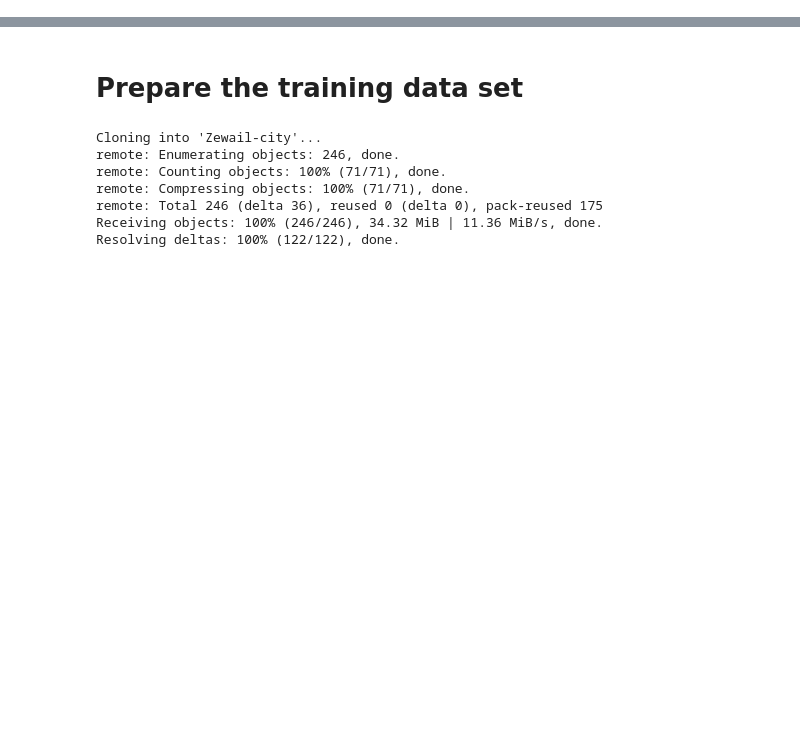
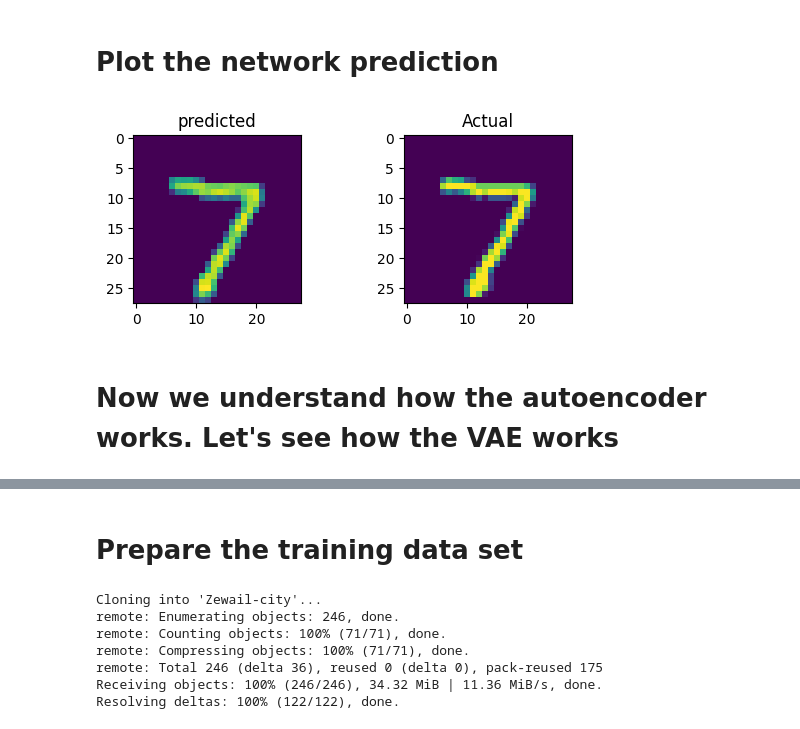
Before and after one commit to AHamamd150/ML_Course_BUE, a Jupyter notebook: BUE_2024/codes/Generate_AnimeFaces_VAE.ipynb, the cells around one changed output, grey strips where cells are left out. Saved outputs shown, nothing was run; the diff lists cells and outputs as text; code cells hidden in the pictures; blank space fills up the shorter version.

```diff
--- a/BUE_2024/codes/Generate_AnimeFaces_VAE.ipynb
+++ b/BUE_2024/codes/Generate_AnimeFaces_VAE.ipynb
@@ -20,0 +52,32 @@ from sklearn.preprocessing import MinMaxScaler
+# %%
+####### In this network, we construct the encoder and the decoder separately.
+
+def encoder():
+    encoder1 = layers.Conv2D(32,kernel_size=2,activation='relu',padding='same',name='layer1')(encoder_input)
+    encoder2 = layers.MaxPooling2D((2,2),padding='same')(encoder1)
+    encoder3 = layers.Conv2D(8,kernel_size=2,activation='relu',padding='same',name='layer2')(encoder2)
+    encoder4 = layers.MaxPooling2D((2,2),padding='same')(encoder3)
+    encoder5 = layers.Conv2D(8,kernel_size=2,activation='relu',padding='same',name='layer3')(encoder4)
+    encoder6 = layers.Flatten()(encoder5)
+    encoder_output = layers.Dense(latent,activation=None,name='layer4')(encoder6)
+    encoder_model= Model(encoder_input,encoder_output)
+    return encoder_model
+def decoder():
+    decoder_input = keras.Input(shape=(latent,))
+    decoder1 = layers.Dense(392,activation=None,name='layer5')(decoder_input)
+    decoder2 = layers.Reshape((7,7,8))(decoder1)
+    decoder3 = layers.Conv2D(8,kernel_size=2,padding='same',activation='relu',name='layer6')(decoder2)
+    decoder4 = layers.UpSampling2D((2,2))(decoder3)
+    decoder5 = layers.Conv2D(32,kernel_size=2,activation='relu',padding='same',name='layer7')(decoder4)
+    decoder6 = layers.UpSampling2D((2,2))(decoder5)
+    decoder_output = layers.Conv2D(1,kernel_size=2,activation='relu',padding='same',name='layer8')(decoder6)
+    decoder_model= Model(decoder_input,decoder_output)
+    return decoder_model
+
+
+latent=64 # dimension of the latent space
+encoder_input = keras.Input(shape=(28,28,1))
+autoencoder=Model(encoder_input,decoder()(encoder()(encoder_input)))
+# %%
+autoencoder.compile(optimizer=Adam(),loss='mse',metrics=['accuracy'])
+encoder().summary(),decoder().summary()
@@ -20,0 +105,2 @@ from sklearn.preprocessing import MinMaxScaler
+# %%
+autoencoder.fit(x_train,x_train,epochs=10,batch_size=100,validation_split=0.2)
@@ -20,0 +131,2 @@ from sklearn.preprocessing import MinMaxScaler
+# %%
+y_pred=autoencoder.predict(x_test[0].reshape(-1,28,28,1))
@@ -20,0 +135,14 @@ from sklearn.preprocessing import MinMaxScaler
+# %% [markdown]
+# Plot the network prediction
+# %%
+fig = plt.figure()
+fig.add_subplot(221)
+plt.imshow(y_pred.reshape(28,28));
+plt.title('predicted');
+fig.add_subplot(222);
+plt.imshow(x_test[0,:,:,0]);
+plt.title('Actual');
+# %% [output]
+[figure, added]
+# %% [markdown]
+# Now we understand how the autoencoder works. Let's see how the  VAE works
```
Also changed, not shown: parts of 15 cells of this notebook.
